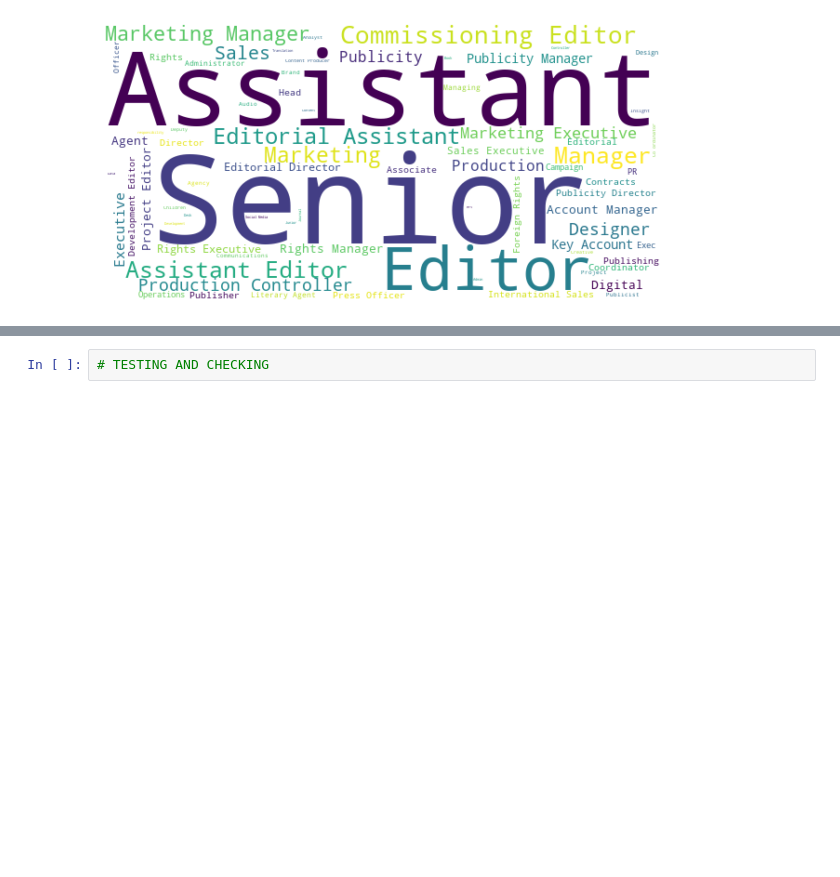
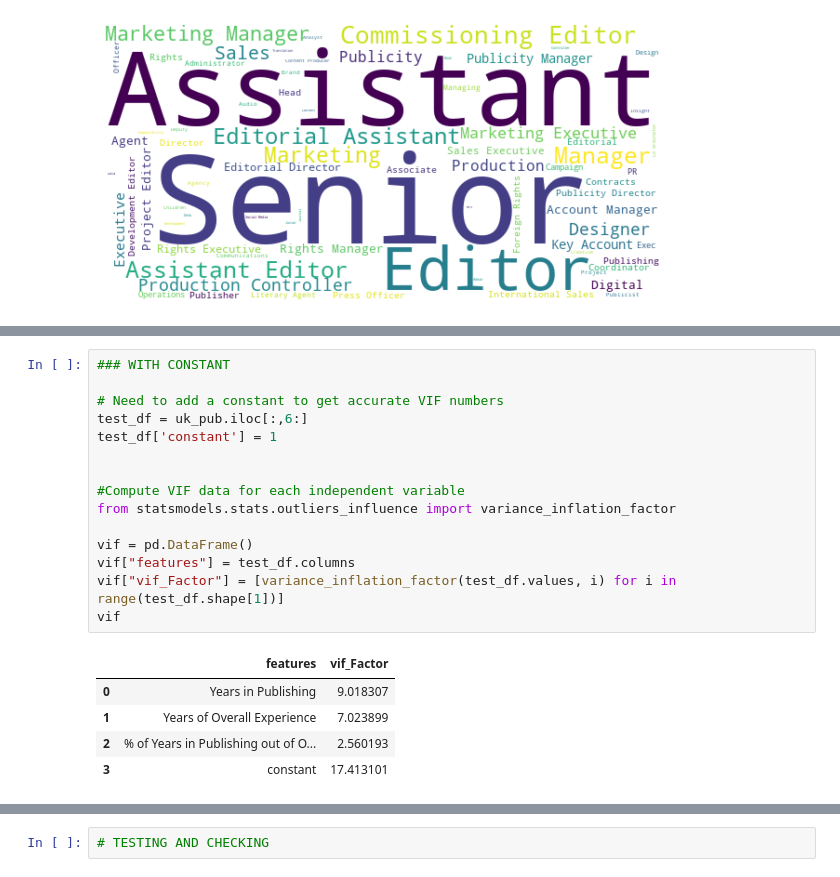
Before and after one commit to dan-grant-hunter/UK_Publishing_Analysis, a Jupyter notebook: book_publishing.ipynb, the cells around one changed output, grey strips where cells are left out. Saved outputs shown, nothing was run; the diff lists cells and outputs as text; blank space fills up the shorter version.

```diff
--- a/book_publishing.ipynb
+++ b/book_publishing.ipynb
@@ -744,0 +763,21 @@ plt.show()
+# %%
+### WITH CONSTANT
+
+# Need to add a constant to get accurate VIF numbers
+test_df = uk_pub.iloc[:,6:]
+test_df['constant'] = 1
+
+
+#Compute VIF data for each independent variable
+from statsmodels.stats.outliers_influence import variance_inflation_factor
+
+vif = pd.DataFrame()
+vif["features"] = test_df.columns
+vif["vif_Factor"] = [variance_inflation_factor(test_df.values, i) for i in range(test_df.shape[1])]
+vif
+# %% [output]
+|  | features | vif_Factor |
+| 0 | Years in Publishing | 9.018307 |
+| 1 | Years of Overall Experience | 7.023899 |
+| 2 | % of Years in Publishing out of O... | 2.560193 |
+| 3 | constant | 17.413101 |
```
Also changed, not shown: parts of 6 cells of this notebook.
